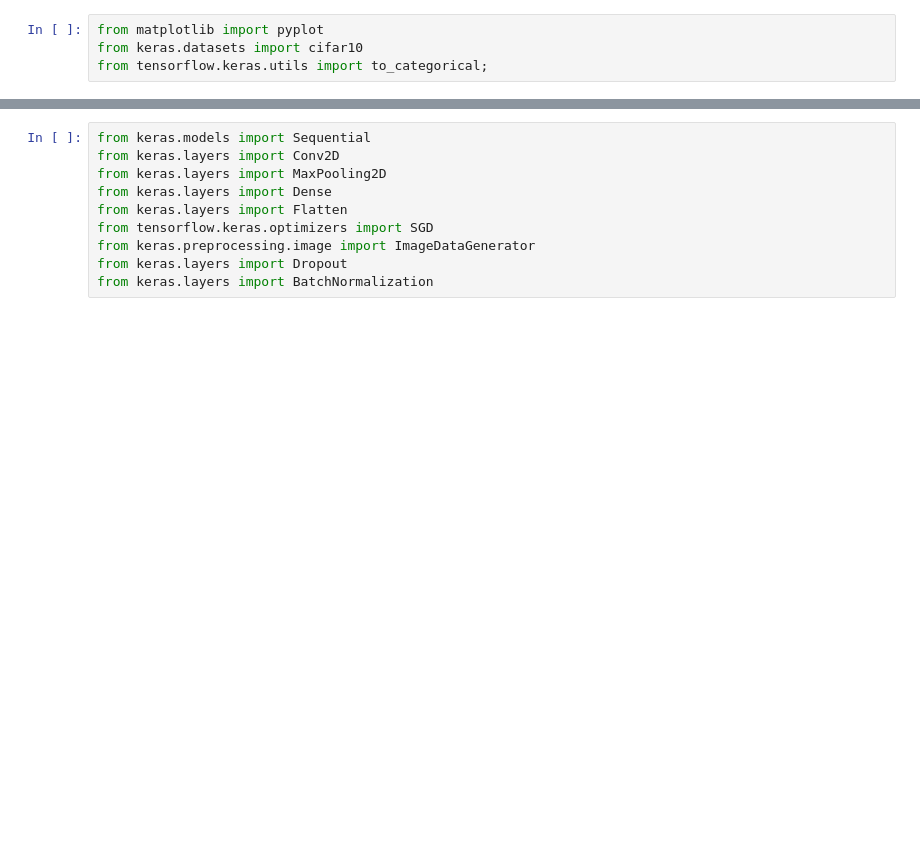
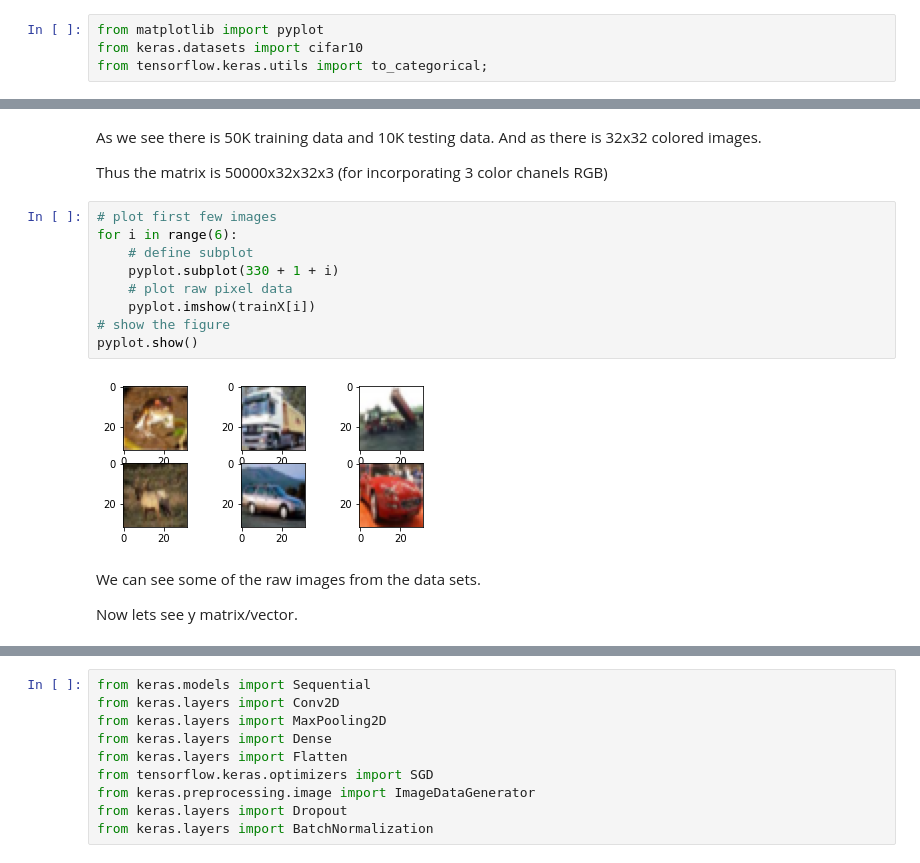
Before and after one commit to AlokRanjanSwain/ML-Projects, a Jupyter notebook: CNN.ipynb, the cells around one changed output, grey strips where cells are left out. Saved outputs shown, nothing was run; the diff lists cells and outputs as text; blank space fills up the shorter version.

```diff
--- a/CNN.ipynb
+++ b/CNN.ipynb
@@ -6,0 +27,19 @@ from tensorflow.keras.utils import to_categorical;
+# %% [markdown]
+As we see there is 50K training data and 10K testing data. And as there is 32x32 colored images.
+
+Thus the matrix is 50000x32x32x3 (for incorporating 3 color chanels RGB)
+# %%
+# plot first few images
+for i in range(6):
+    # define subplot
+    pyplot.subplot(330 + 1 + i)
+    # plot raw pixel data
+    pyplot.imshow(trainX[i])
+# show the figure
+pyplot.show()
+# %% [output]
+[figure, added]
+# %% [markdown]
+We can see some of the raw images from the data sets.
+
+Now lets see y matrix/vector.
```
Also changed, not shown: parts of 11 cells of this notebook.
